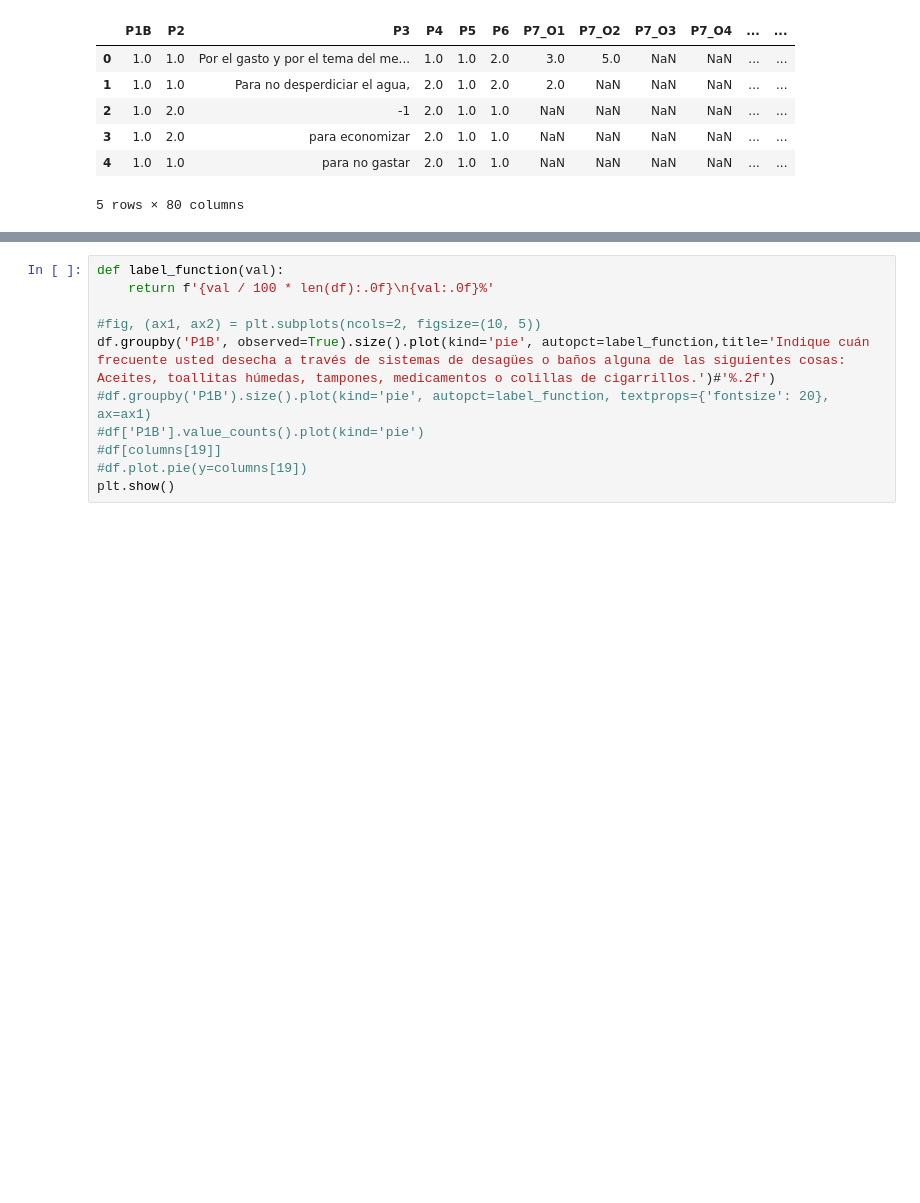
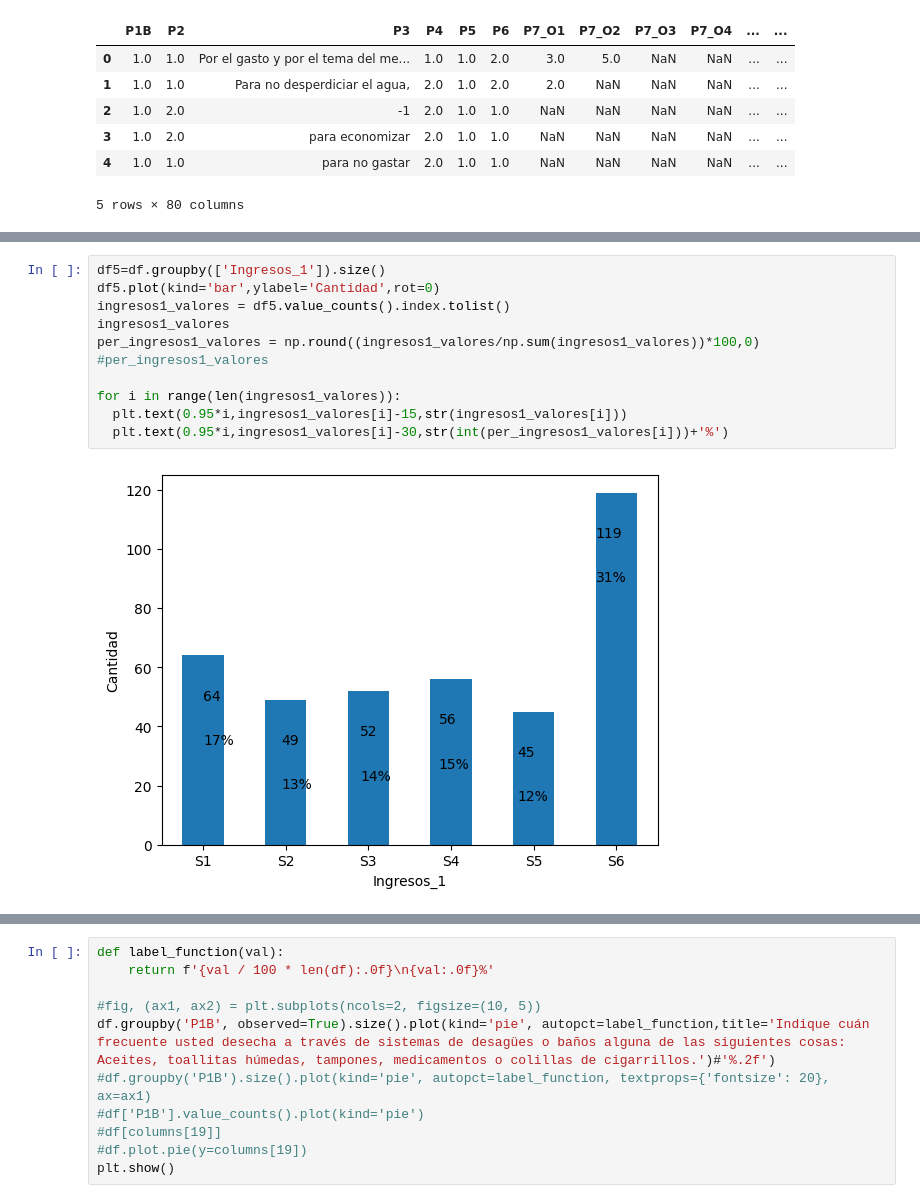
Before and after one commit to mqquiroz/HUCLAM, a Jupyter notebook: Datos_SPSS.ipynb, the cells around one changed output, grey strips where cells are left out. Saved outputs shown, nothing was run; the diff lists cells and outputs as text; blank space fills up the shorter version.

```diff
--- a/Datos_SPSS.ipynb
+++ b/Datos_SPSS.ipynb
@@ -163,0 +159,13 @@ array([19., 27., 54.])
+# %%
+df5=df.groupby(['Ingresos_1']).size()
+df5.plot(kind='bar',ylabel='Cantidad',rot=0)
+ingresos1_valores = df5.value_counts().index.tolist()
+ingresos1_valores
+per_ingresos1_valores = np.round((ingresos1_valores/np.sum(ingresos1_valores))*100,0)
+#per_ingresos1_valores
+
+for i in range(len(ingresos1_valores)):
+  plt.text(0.95*i,ingresos1_valores[i]-15,str(ingresos1_valores[i]))
+  plt.text(0.95*i,ingresos1_valores[i]-30,str(int(per_ingresos1_valores[i]))+'%')
+# %% [output]
+[figure, added]
```
Also changed, not shown: parts of 13 cells of this notebook.
